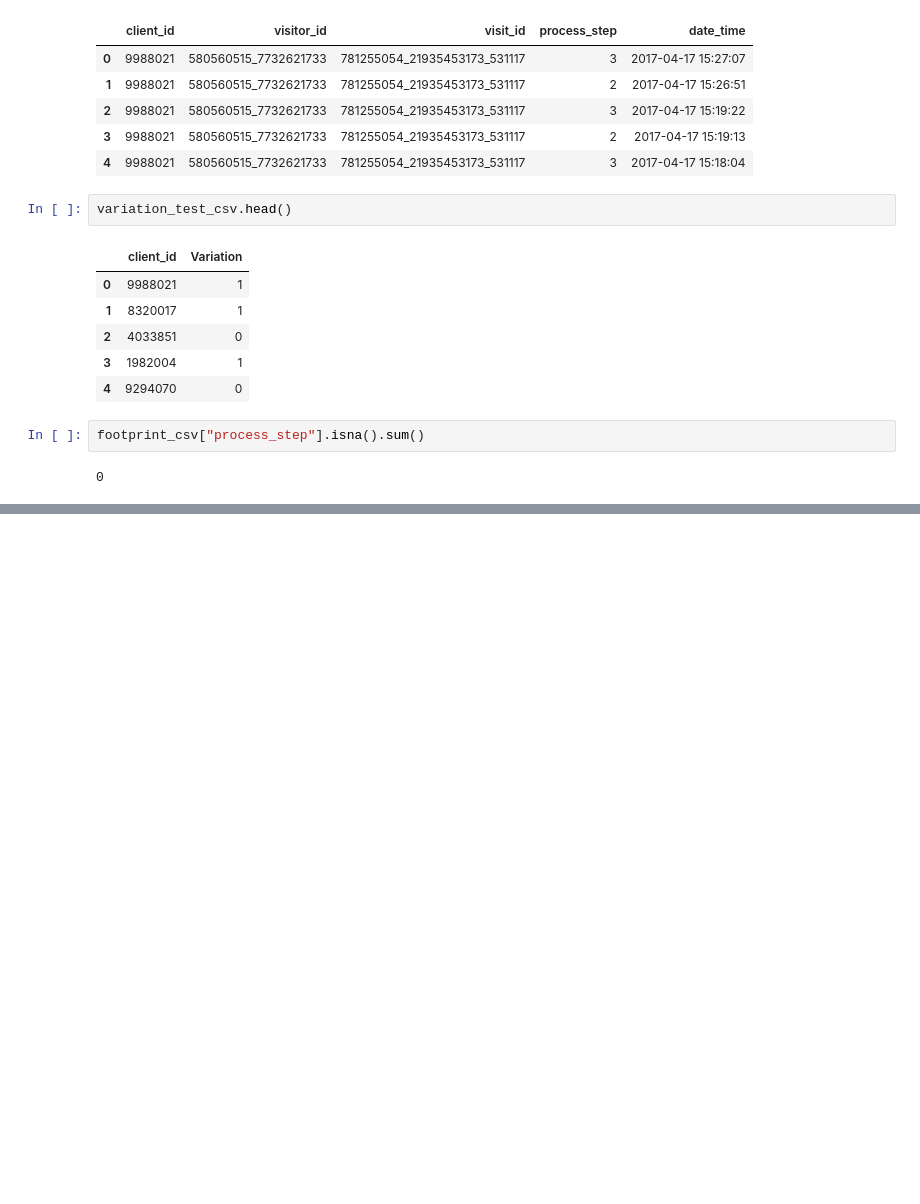
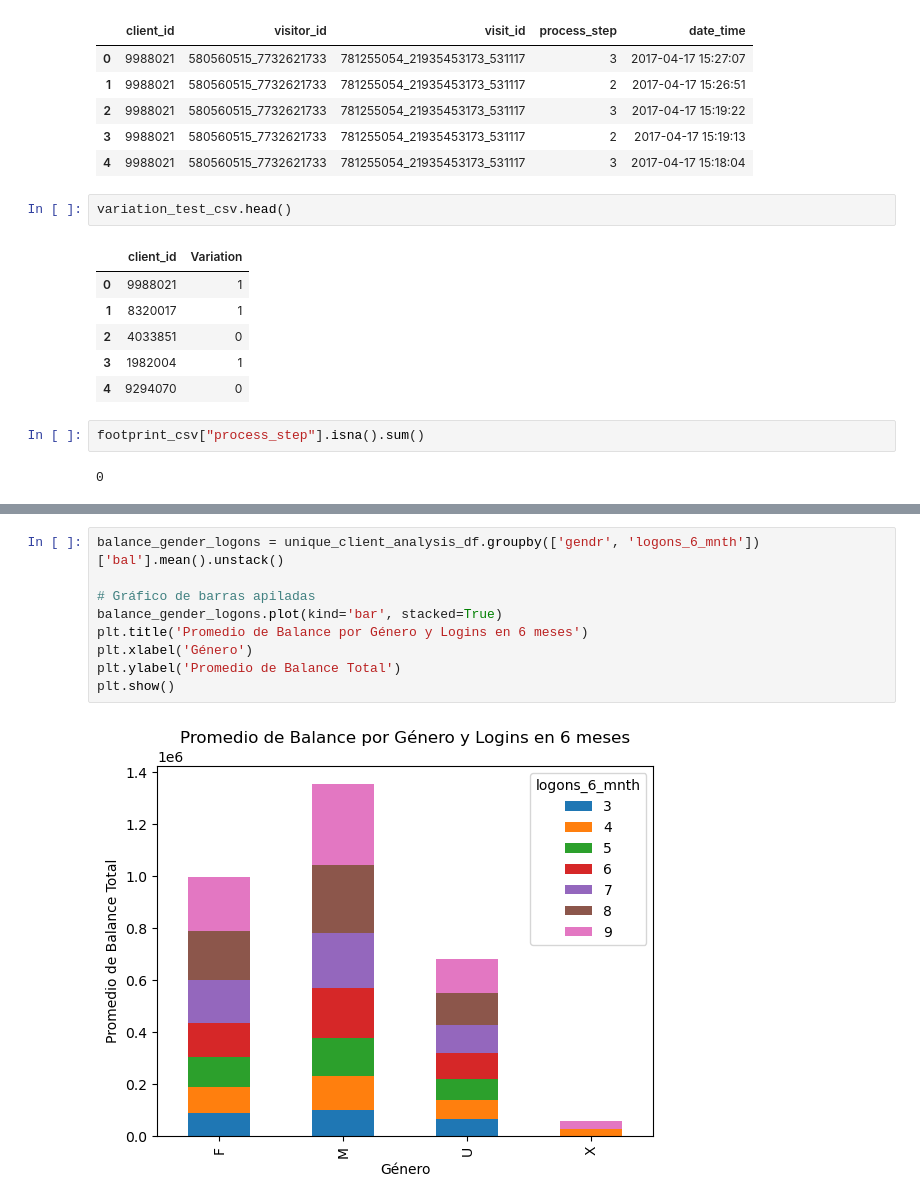
Before and after one commit to Greta-galeana/abtest_vanguard, a Jupyter notebook: main.ipynb, the cells around one changed output, grey strips where cells are left out. Saved outputs shown, nothing was run; the diff lists cells and outputs as text; blank space fills up the shorter version.

```diff
--- a/main.ipynb
+++ b/main.ipynb
@@ -192,0 +403,11 @@ footprint_csv["process_step"].isna().sum()
+# %%
+balance_gender_logons = unique_client_analysis_df.groupby(['gendr', 'logons_6_mnth'])['bal'].mean().unstack()
+
+# Gráfico de barras apiladas
+balance_gender_logons.plot(kind='bar', stacked=True)
+plt.title('Promedio de Balance por Género y Logins en 6 meses')
+plt.xlabel('Género')
+plt.ylabel('Promedio de Balance Total')
+plt.show()
+# %% [output]
+[figure, added]
```
Also changed, not shown: parts of 17 cells of this notebook.
